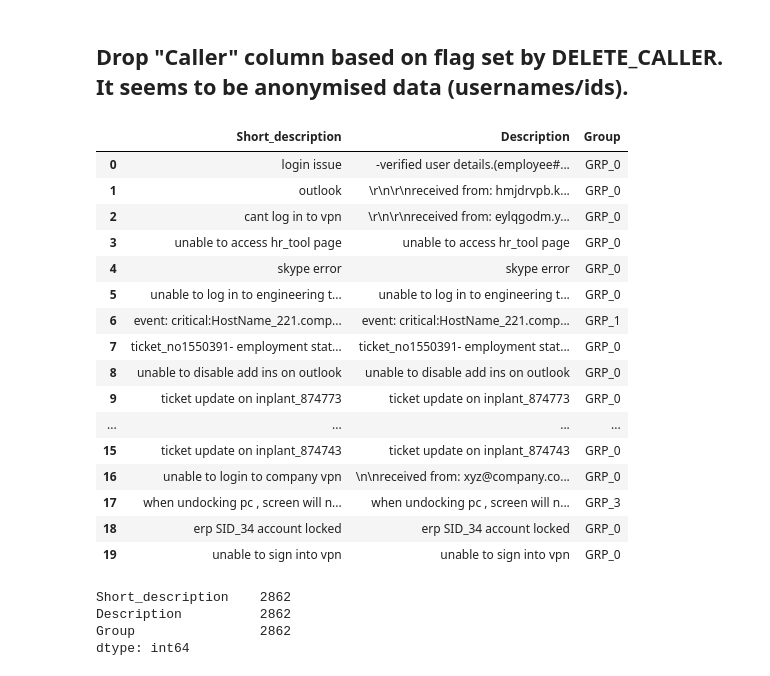
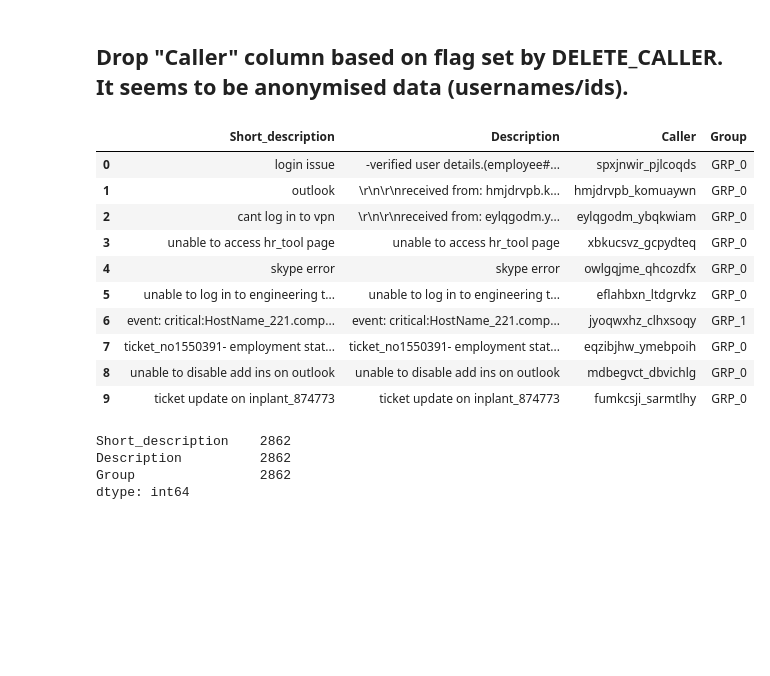
Before and after one commit to GLNLPGroup3/Capstone, a Jupyter notebook: NLP_Automated_Ticket_Assignment_Baseline.ipynb, the cells around one changed output. Drawn from its saved outputs; the diff is of its cells as text; code cells hidden in the pictures; blank space fills up the shorter version.

```diff
--- a/NLP_Automated_Ticket_Assignment_Baseline.ipynb
+++ b/NLP_Automated_Ticket_Assignment_Baseline.ipynb
@@ -125,25 +130,21 @@ Data Description:
 # %%
 if DELETE_CALLER:
   df_v1 = df.drop('Caller',axis=1)
+else:
+  df_v1['Caller'] =  df_v1['Caller'].apply(lambda x: x.replace(" ", "_"))
 df_v1.head(20)
 # %% [output]
-|  | Short_description | Description | Group |
-| 0 | login issue | -verified user details.(employee#... | GRP_0 |
-| 1 | outlook | \r\n\r\nreceived from: hmjdrvpb.k... | GRP_0 |
-| 2 | cant log in to vpn | \r\n\r\nreceived from: eylqgodm.y... | GRP_0 |
-| 3 | unable to access hr_tool page | unable to access hr_tool page | GRP_0 |
-| 4 | skype error | skype error | GRP_0 |
-| 5 | unable to log in to engineering t... | unable to log in to engineering t... | GRP_0 |
-| 6 | event: critical:HostName_221.comp... | event: critical:HostName_221.comp... | GRP_1 |
-| 7 | ticket_no1550391- employment stat... | ticket_no1550391- employment stat... | GRP_0 |
-| 8 | unable to disable add ins on outlook | unable to disable add ins on outlook | GRP_0 |
-| 9 | ticket update on inplant_874773 | ticket update on inplant_874773 | GRP_0 |
-| ... | ... | ... | ... |
-| 15 | ticket update on inplant_874743 | ticket update on inplant_874743 | GRP_0 |
-| 16 | unable to login to company vpn | \n\nreceived from: xyz@company.co... | GRP_0 |
-| 17 | when undocking pc , screen will n... | when undocking pc , screen will n... | GRP_3 |
-| 18 | erp SID_34 account locked | erp SID_34 account locked | GRP_0 |
-| 19 | unable to sign into vpn | unable to sign into vpn | GRP_0 |
+|  | Short_description | Description | Caller | Group |
+| 0 | login issue | -verified user details.(employee#... | spxjnwir_pjlcoqds | GRP_0 |
+| 1 | outlook | \r\n\r\nreceived from: hmjdrvpb.k... | hmjdrvpb_komuaywn | GRP_0 |
+| 2 | cant log in to vpn | \r\n\r\nreceived from: eylqgodm.y... | eylqgodm_ybqkwiam | GRP_0 |
+| 3 | unable to access hr_tool page | unable to access hr_tool page | xbkucsvz_gcpydteq | GRP_0 |
+| 4 | skype error | skype error | owlgqjme_qhcozdfx | GRP_0 |
+| 5 | unable to log in to engineering t... | unable to log in to engineering t... | eflahbxn_ltdgrvkz | GRP_0 |
+| 6 | event: critical:HostName_221.comp... | event: critical:HostName_221.comp... | jyoqwxhz_clhxsoqy | GRP_1 |
+| 7 | ticket_no1550391- employment stat... | ticket_no1550391- employment stat... | eqzibjhw_ymebpoih | GRP_0 |
+| 8 | unable to disable add ins on outlook | unable to disable add ins on outlook | mdbegvct_dbvichlg | GRP_0 |
+| 9 | ticket update on inplant_874773 | ticket update on inplant_874773 | fumkcsji_sarmtlhy | GRP_0 |
 # %%
 # Fetch rows with same data in "Short_description" & "Description"
 df_v1[df_v1['Short_description'] == df_v1['Description']].count()
```
Also changed, not shown: parts of 6 cells of this notebook.
